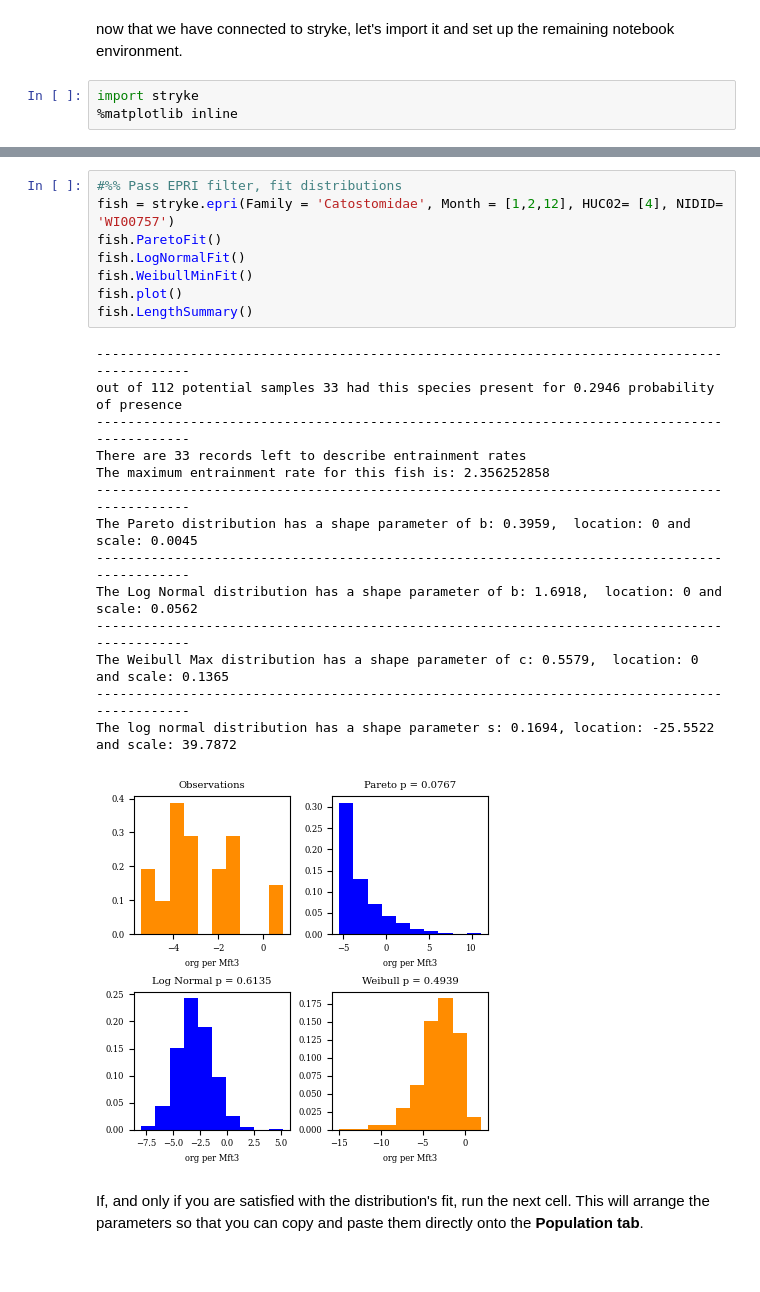
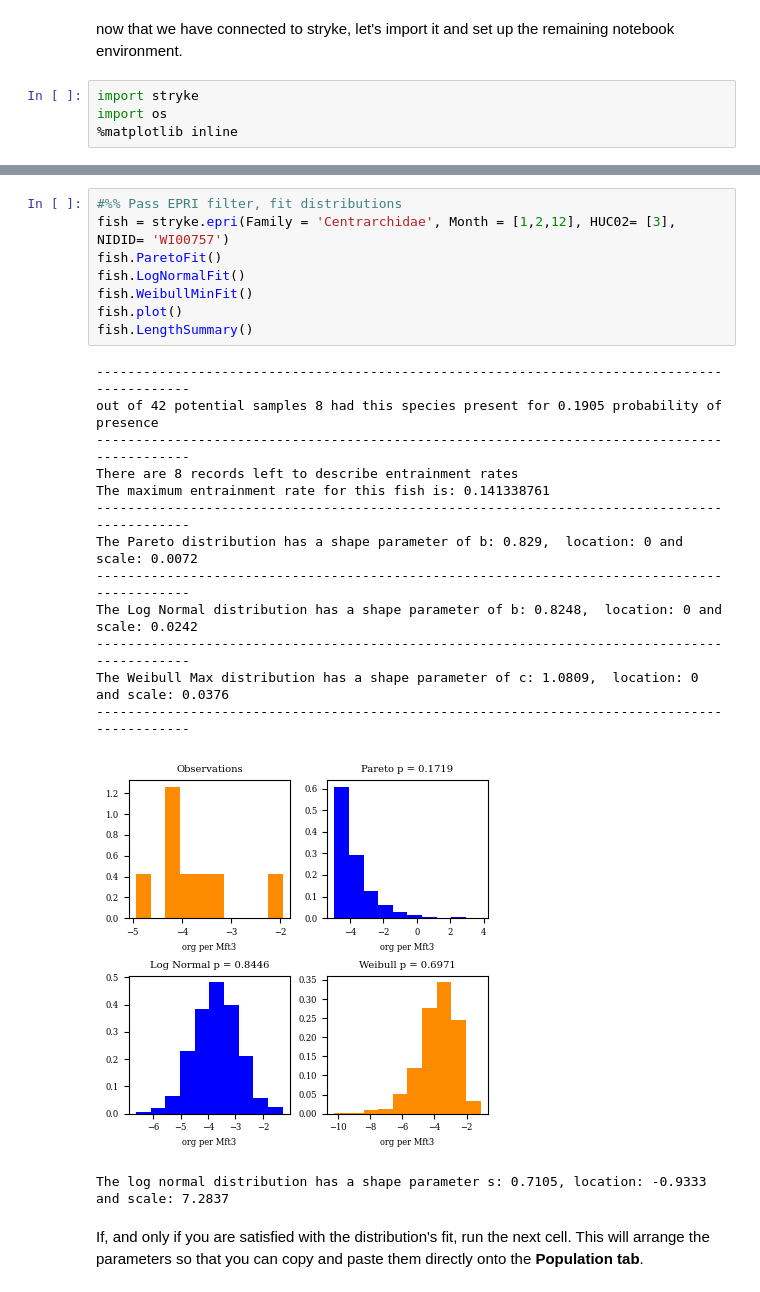
Before and after one commit to knebiolo/stryke, a Jupyter notebook: stryke_project_notebook.ipynb, the cells around one changed output, grey strips where cells are left out. Drawn from its saved outputs; the diff is of its cells as text.

```diff
--- a/stryke_project_notebook.ipynb
+++ b/stryke_project_notebook.ipynb
@@ -14,6 +14,7 @@ sys.path.append(directory)
 now that we have connected to stryke, let's import it and set up the remaining notebook environment.
 # %%
 import stryke
+import os
 %matplotlib inline
 # %% [markdown]
 # Fit Entrainment Rates
@@ -35,27 +36,27 @@ When the next cell is run, stryke will return a figure with four histograms that
 <img src="https://github.com/knebiolo/stryke/assets/61742537/1b57783c-0913-40d9-913a-4f45ee2ab8a0" width="400" height="auto"/>
 # %%
 #%% Pass EPRI filter, fit distributions
-fish = stryke.epri(Family = 'Catostomidae', Month = [1,2,12], HUC02= [4], NIDID= 'WI00757')
+fish = stryke.epri(Family = 'Centrarchidae', Month = [1,2,12], HUC02= [3], NIDID= 'WI00757')
 fish.ParetoFit()
 fish.LogNormalFit()
 fish.WeibullMinFit()
 fish.plot()
 fish.LengthSummary()
 # %% [output]
 --------------------------------------------------------------------------------------------
-out of 112 potential samples 33 had this species present for 0.2946 probability of presence
+out of 42 potential samples 8 had this species present for 0.1905 probability of presence
 --------------------------------------------------------------------------------------------
-There are 33 records left to describe entrainment rates
-The maximum entrainment rate for this fish is: 2.356252858
+There are 8 records left to describe entrainment rates
+The maximum entrainment rate for this fish is: 0.141338761
 --------------------------------------------------------------------------------------------
-The Pareto distribution has a shape parameter of b: 0.3959,  location: 0 and scale: 0.0045
+The Pareto distribution has a shape parameter of b: 0.829,  location: 0 and scale: 0.0072
 --------------------------------------------------------------------------------------------
-The Log Normal distribution has a shape parameter of b: 1.6918,  location: 0 and scale: 0.0562
+The Log Normal distribution has a shape parameter of b: 0.8248,  location: 0 and scale: 0.0242
 --------------------------------------------------------------------------------------------
-The Weibull Max distribution has a shape parameter of c: 0.5579,  location: 0 and scale: 0.1365
+The Weibull Max distribution has a shape parameter of c: 1.0809,  location: 0 and scale: 0.0376
 --------------------------------------------------------------------------------------------
-The log normal distribution has a shape parameter s: 0.1694, location: -25.5522 and scale: 39.7872
-[figure, old version]
+[figure, new version]
+The log normal distribution has a shape parameter s: 0.7105, location: -0.9333 and scale: 7.2837
 # %% [markdown]
 If, and only if you are satisfied with the distribution's fit, run the next cell.  This will arrange the parameters so that you can copy and paste them directly onto the **Population tab**.
 # %%
```
Also changed, not shown: parts of 1 cell of this notebook, 11 other files.
